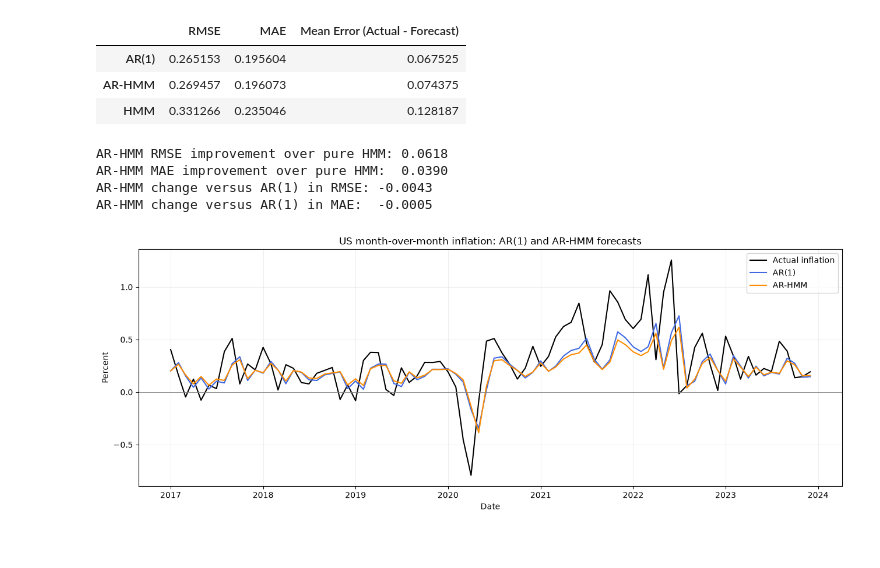
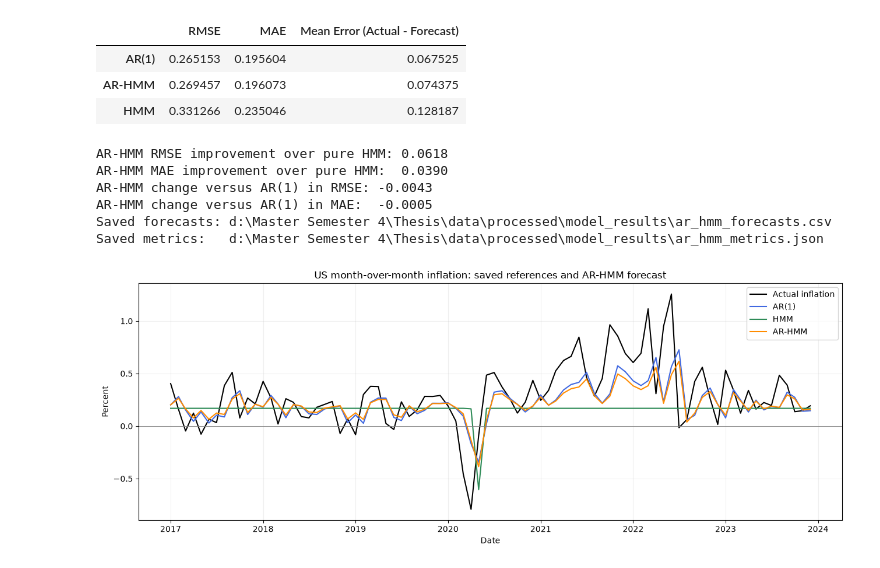
Before and after one commit to zahra-ynp/Thesis, a Jupyter notebook: modelling/notebooks/learning/05_AR_HMM.ipynb, the cells around one changed output. Cells and saved outputs as stored; diff of their text form; code cells hidden in the pictures.

Commit message:
Save the output and evaluation metric for each model to csv and json to avoid re implementing models in future notebooks

```diff
--- a/modelling/notebooks/learning/05_AR_HMM.ipynb
+++ b/modelling/notebooks/learning/05_AR_HMM.ipynb
@@ -102,5 +109,0 @@ Test months:     84
-# %%
-X_train_ar1 = sm.add_constant(train[['Inflation_Lag1']], has_constant='add')
-ar1_model = sm.OLS(train['Inflation_MoM'], X_train_ar1).fit()
-X_test_ar1 = sm.add_constant(test[['Inflation_Lag1']], has_constant='add')
-test['Forecast_AR1'] = ar1_model.predict(X_test_ar1)
@@ -147,0 +110,15 @@ test['Forecast_HMM'] = hmm_forecasts
+# %%
+if not AR1_FORECAST_PATH.exists() or not AR1_METRICS_PATH.exists():
+    raise FileNotFoundError(
+        'Run 02_AR1_Baseline.ipynb first to create the saved AR(1) results.'
+    )
+
+ar1_saved = pd.read_csv(AR1_FORECAST_PATH, parse_dates=['Date']).set_index('Date')
+with AR1_METRICS_PATH.open(encoding='utf-8') as file:
+    ar1_saved_metrics = json.load(file)
+
+if not test.index.equals(ar1_saved.index):
+    raise ValueError('Saved AR(1) dates differ from AR-HMM test dates. Rerun Part 2.')
+if not np.allclose(ar1_saved['Actual'], test['Inflation_MoM']):
+    raise ValueError('Saved AR(1) actual values differ from this notebook data.')
+test['Forecast_AR1'] = ar1_saved['Forecast'].to_numpy()
@@ -148,3 +129,18 @@ test['Forecast_HMM'] = hmm_forecasts
+# %%
+if not HMM_FORECAST_PATH.exists() or not HMM_METRICS_PATH.exists():
+    raise FileNotFoundError(
+        'Run 04_HMM.ipynb first to create the saved HMM results.'
+    )
+
+hmm_saved = pd.read_csv(HMM_FORECAST_PATH, parse_dates=['Date']).set_index('Date')
+with HMM_METRICS_PATH.open(encoding='utf-8') as file:
+    hmm_saved_metrics = json.load(file)
+
+if not test.index.equals(hmm_saved.index):
+    raise ValueError('Saved HMM dates differ from AR-HMM test dates. Rerun Part 4.')
+if not np.allclose(hmm_saved['Actual'], test['Inflation_MoM']):
+    raise ValueError('Saved HMM actual values differ from this notebook data.')
+test['Forecast_HMM'] = hmm_saved['Forecast'].to_numpy()
 # %% [markdown]
 **Fit the AR-HMM on training data**
 # %%
@@ -293,23 +292,64 @@ print(f'AR-HMM MAE improvement over pure HMM:  {hmm_mae - arhmm_mae:.4f}')
 
 print(f'AR-HMM change versus AR(1) in RMSE: {ar1_rmse - arhmm_rmse:.4f}')
 print(f'AR-HMM change versus AR(1) in MAE:  {ar1_mae - arhmm_mae:.4f}')
+
+arhmm_forecast_output = pd.DataFrame({
+    'Date': test.index,
+    'Actual': test['Inflation_MoM'].to_numpy(),
+    'Forecast': test['Forecast_ARHMM'].to_numpy(),
+    'Error': arhmm_errors.to_numpy(),
+})
+arhmm_forecast_output.to_csv(ARHMM_FORECAST_PATH, index=False)
+
+arhmm_metrics_output = {
+    'model': 'AR-HMM',
+    'data_source': DATA_SOURCE,
+    'target': 'Inflation_MoM',
+    'forecast_horizon_months': 1,
+    'n_states': int(N_STATES),
+    'train_start': str(train.index.min().date()),
+    'train_end': str(train.index.max().date()),
+    'test_start': str(test.index.min().date()),
+    'test_end': str(test.index.max().date()),
+    'n_train': int(len(train)),
+    'n_test': int(len(test)),
+    'parameters': {
+        'state_constants': [float(value) for value in arhmm_constants],
+        'state_inflation_lag1': [float(value) for value in arhmm_phis],
+        'variance': float(arhmm_variance),
+        'transition_matrix': arhmm_transition.tolist(),
+    },
+    'metrics': {
+        'rmse': float(arhmm_rmse),
+        'mae': float(arhmm_mae),
+        'mean_error_actual_minus_forecast': float(arhmm_mean_error),
+    },
+}
+with ARHMM_METRICS_PATH.open('w', encoding='utf-8') as file:
+    json.dump(arhmm_metrics_output, file, indent=2)
+
+print('Saved forecasts:', ARHMM_FORECAST_PATH)
+print('Saved metrics:  ', ARHMM_METRICS_PATH)
 # %% [output]
 AR-HMM RMSE improvement over pure HMM: 0.0618
 AR-HMM MAE improvement over pure HMM:  0.0390
 AR-HMM change versus AR(1) in RMSE: -0.0043
 AR-HMM change versus AR(1) in MAE:  -0.0005
+Saved forecasts: d:\Master Semester 4\Thesis\data\processed\model_results\ar_hmm_forecasts.csv
+Saved metrics:   d:\Master Semester 4\Thesis\data\processed\model_results\ar_hmm_metrics.json
 # %%
 plt.figure(figsize=(13, 5))
 plt.plot(test.index, test['Inflation_MoM'], label='Actual inflation', color='black')
 plt.plot(test.index, test['Forecast_AR1'], label='AR(1)', color='royalblue')
+plt.plot(test.index, test['Forecast_HMM'], label='HMM', color='seagreen')
 plt.plot(test.index, test['Forecast_ARHMM'], label='AR-HMM', color='darkorange')
 plt.axhline(0, color='gray', linewidth=0.7)
-plt.title('US month-over-month inflation: AR(1) and AR-HMM forecasts')
+plt.title('US month-over-month inflation: saved references and AR-HMM forecast')
 plt.ylabel('Percent')
 plt.xlabel('Date')
 plt.legend()
 plt.grid(alpha=0.2)
 plt.tight_layout()
 plt.show()
 # %% [output]
-[figure, old version]
+[figure, new version]
```
Also changed, not shown: parts of 7 cells of this notebook, 12 other files.
